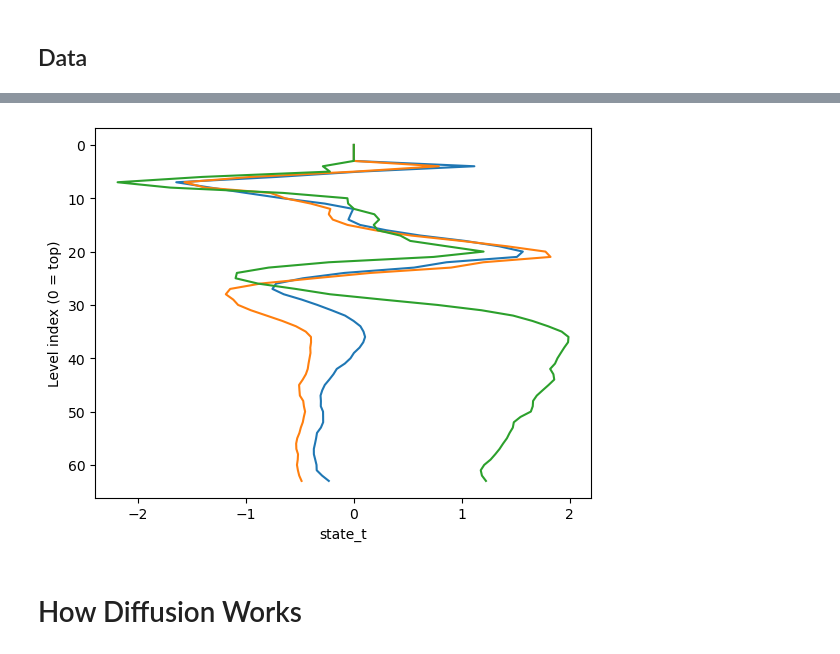
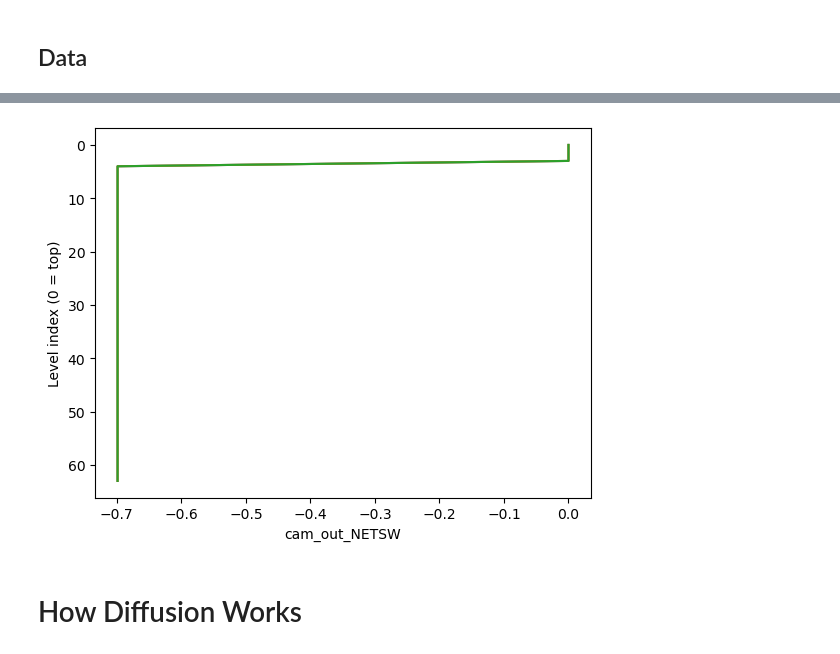
Before and after one commit to SammyAgrawal/diffusion-climsim, a Jupyter notebook: Notebooks/DiffusionModelsBreakdown.ipynb, the cells around one changed output, grey strips where cells are left out. Cells and saved outputs as stored; diff of their text form; code cells hidden in the pictures.

```diff
--- a/Notebooks/DiffusionModelsBreakdown.ipynb
+++ b/Notebooks/DiffusionModelsBreakdown.ipynb
@@ -49,7 +46,7 @@ np.random.seed(0)
 # %% [markdown]
 ## Data
 # %%
-source = "local-vzarr" if False else "gcsfs"
+source = "local-vzarr" if True else "gcsfs"
 
 dconfig = tru.my_dconfig(source, "v1", in_notebook=True, shuffle_indices=False,
                         dataset_type="climsim", batch_size=1, use_tendencies=False)
@@ -112,9 +111,9 @@ def plot_profile(data, var_index=None, ax=None, title='', **kwargs):
     if var_index is not None:
         ax.set_xlabel(ds.target_vars[var_index])
 # %%
-plot_profile(imagify(y, ds.dutils, 'y', 1)[0:3], 0)
+plot_profile(imagify(y, ds.dutils, 'y', 1)[0:3], 2)
 # %% [output]
-[figure, old version]
+[figure, new version]
 # %% [markdown]
 # How Diffusion Works
 # %% [markdown]
```
Also changed, not shown: parts of 45 cells of this notebook, 10 other files.
